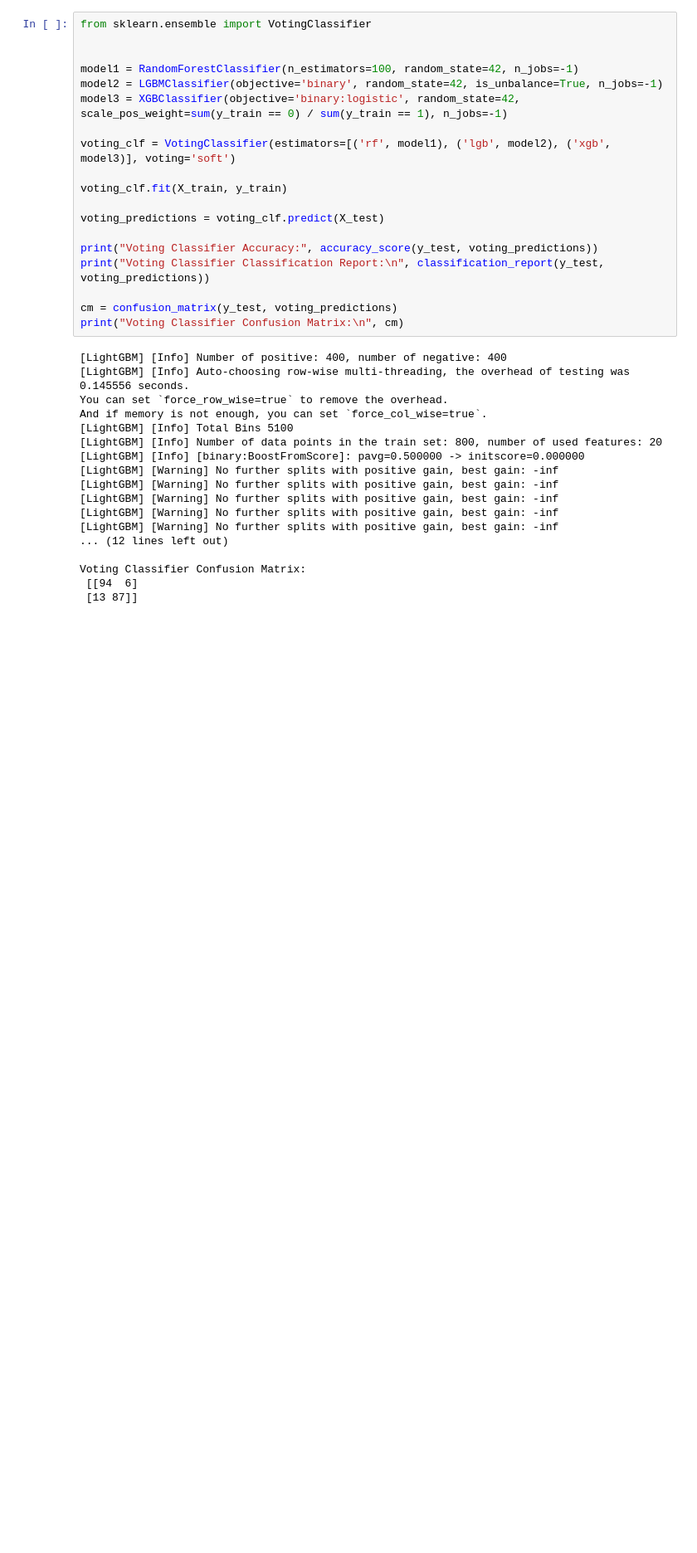
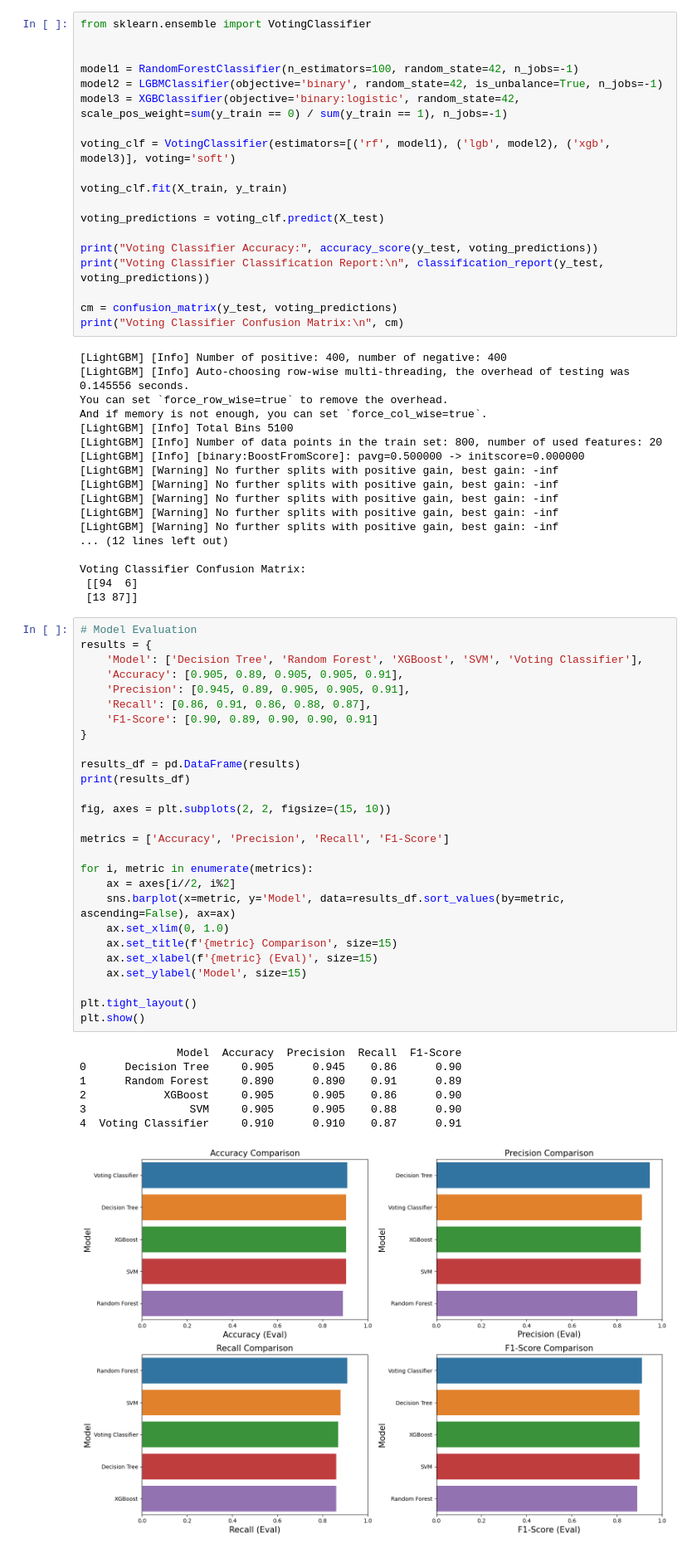
Before and after one commit to nutco21ris/nurse-stress-prediction, a Jupyter notebook: nurse-stress-sensor.ipynb, the cells around one changed output. Shown at 83% size. Saved outputs shown, nothing was run; the diff lists cells and outputs as text; blank space fills up the shorter version.

Commit message:
evaluation

```diff
--- a/nurse-stress-sensor.ipynb
+++ b/nurse-stress-sensor.ipynb
@@ -727,3 +727,38 @@ And if memory is not enough, you can set `force_col_wise=true`.
 Voting Classifier Confusion Matrix:
  [[94  6]
  [13 87]]
+# %%
+# Model Evaluation
+results = {
+    'Model': ['Decision Tree', 'Random Forest', 'XGBoost', 'SVM', 'Voting Classifier'],
+    'Accuracy': [0.905, 0.89, 0.905, 0.905, 0.91],
+    'Precision': [0.945, 0.89, 0.905, 0.905, 0.91],
+    'Recall': [0.86, 0.91, 0.86, 0.88, 0.87],
+    'F1-Score': [0.90, 0.89, 0.90, 0.90, 0.91]
+}
+
+results_df = pd.DataFrame(results)
+print(results_df)
+
+fig, axes = plt.subplots(2, 2, figsize=(15, 10))
+
+metrics = ['Accuracy', 'Precision', 'Recall', 'F1-Score']
+
+for i, metric in enumerate(metrics):
+    ax = axes[i//2, i%2]
+    sns.barplot(x=metric, y='Model', data=results_df.sort_values(by=metric, ascending=False), ax=ax)
+    ax.set_xlim(0, 1.0)
+    ax.set_title(f'{metric} Comparison', size=15)
+    ax.set_xlabel(f'{metric} (Eval)', size=15)
+    ax.set_ylabel('Model', size=15)
+
+plt.tight_layout()
+plt.show()
+# %% [output]
+               Model  Accuracy  Precision  Recall  F1-Score
+0      Decision Tree     0.905      0.945    0.86      0.90
+1      Random Forest     0.890      0.890    0.91      0.89
+2            XGBoost     0.905      0.905    0.86      0.90
+3                SVM     0.905      0.905    0.88      0.90
+4  Voting Classifier     0.910      0.910    0.87      0.91
+[figure, added]
```
Also changed, not shown: parts of 1 cell of this notebook.
